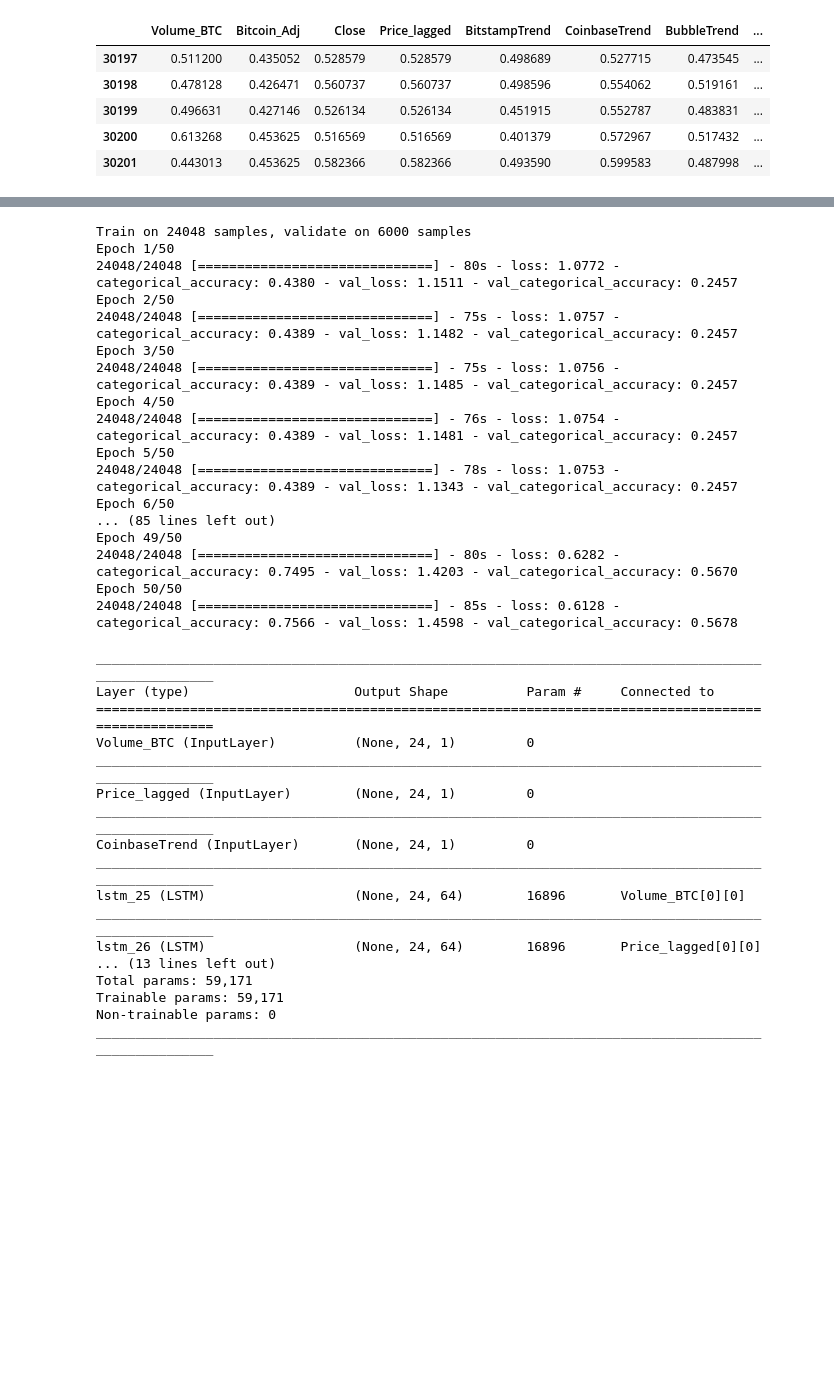
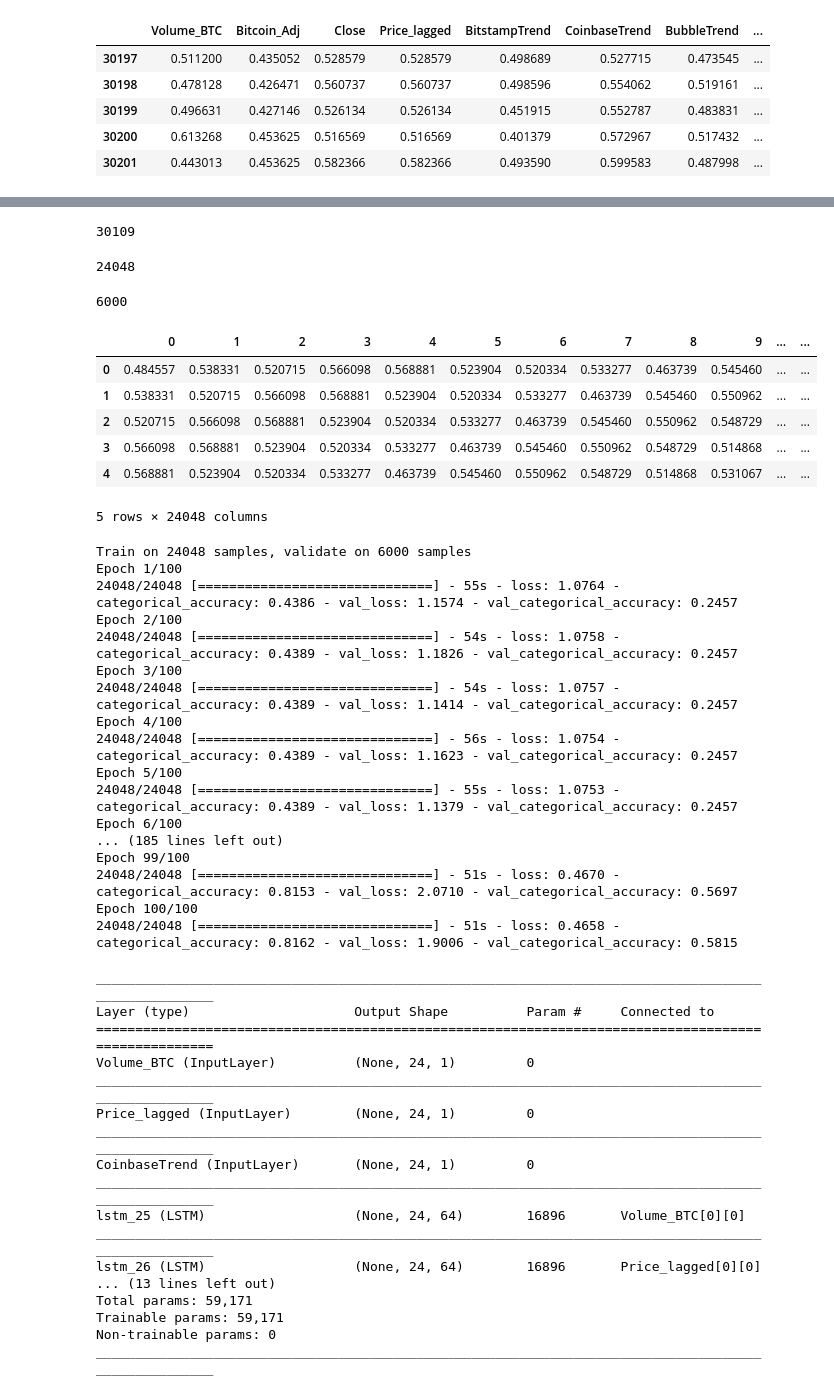
Before and after one commit to shoyasaxa/Crypto-Spikes, a Jupyter notebook: Price Spike Classification with Keras and LSTM v3.ipynb, the cells around one changed output, grey strips where cells are left out. Drawn from its saved outputs; the diff is of its cells as text; code cells hidden in the pictures; blank space fills up the shorter version.

```diff
--- a/Price Spike Classification with Keras and LSTM v3.ipynb
+++ b/Price Spike Classification with Keras and LSTM v3.ipynb
@@ -281,0 +292,26 @@ X_test_trends_bubble = np.reshape(X_test_trends_bubble, (X_test_trends_bubble.sh
+# %%
+display(len(X_lagged_price))
+display(len(X_train_lagged_price))
+display(len(X_test_lagged_price))
+# %% [output]
+30109
+24048
+6000
+# %%
+display(df_train_check.head())
+
+writer = pd.ExcelWriter("checktrain.xlsx",  engine='xlsxwriter', options={'remove_timezone': True})
+df_train_check.transpose().to_excel(writer)
+writer.save()
+
+writer2 = pd.ExcelWriter("checktest.xlsx",  engine='xlsxwriter', options={'remove_timezone': True})
+df_test_check.transpose().to_excel(writer2)
+writer2.save()
+# %% [output]
+|  | 0 | 1 | 2 | 3 | 4 | 5 | 6 | 7 | 8 | 9 | ... | ... |
+| 0 | 0.484557 | 0.538331 | 0.520715 | 0.566098 | 0.568881 | 0.523904 | 0.520334 | 0.533277 | 0.463739 | 0.545460 | ... | ... |
+| 1 | 0.538331 | 0.520715 | 0.566098 | 0.568881 | 0.523904 | 0.520334 | 0.533277 | 0.463739 | 0.545460 | 0.550962 | ... | ... |
+| 2 | 0.520715 | 0.566098 | 0.568881 | 0.523904 | 0.520334 | 0.533277 | 0.463739 | 0.545460 | 0.550962 | 0.548729 | ... | ... |
+| 3 | 0.566098 | 0.568881 | 0.523904 | 0.520334 | 0.533277 | 0.463739 | 0.545460 | 0.550962 | 0.548729 | 0.514868 | ... | ... |
+| 4 | 0.568881 | 0.523904 | 0.520334 | 0.533277 | 0.463739 | 0.545460 | 0.550962 | 0.548729 | 0.514868 | 0.531067 | ... | ... |
+5 rows × 24048 columns
@@ -320,7 +363,7 @@ history = rnn.fit(
         [
             Y_test_is_spike_onehot
         ]),
-    epochs=50,
+    epochs=100,
     batch_size=64,
     callbacks=[
       tensorboard_callback
@@ -329,22 +372,22 @@ history = rnn.fit(
 )
 # %% [output]
 Train on 24048 samples, validate on 6000 samples
-Epoch 1/50
-24048/24048 [==============================] - 80s - loss: 1.0772 - categorical_accuracy: 0.4380 - val_loss: 1.1511 - val_categorical_accuracy: 0.2457
-Epoch 2/50
-24048/24048 [==============================] - 75s - loss: 1.0757 - categorical_accuracy: 0.4389 - val_loss: 1.1482 - val_categorical_accuracy: 0.2457
-Epoch 3/50
-24048/24048 [==============================] - 75s - loss: 1.0756 - categorical_accuracy: 0.4389 - val_loss: 1.1485 - val_categorical_accuracy: 0.2457
-Epoch 4/50
-24048/24048 [==============================] - 76s - loss: 1.0754 - categorical_accuracy: 0.4389 - val_loss: 1.1481 - val_categorical_accuracy: 0.2457
-Epoch 5/50
-24048/24048 [==============================] - 78s - loss: 1.0753 - categorical_accuracy: 0.4389 - val_loss: 1.1343 - val_categorical_accuracy: 0.2457
-Epoch 6/50
-... (85 lines left out)
-Epoch 49/50
-24048/24048 [==============================] - 80s - loss: 0.6282 - categorical_accuracy: 0.7495 - val_loss: 1.4203 - val_categorical_accuracy: 0.5670
-Epoch 50/50
-24048/24048 [==============================] - 85s - loss: 0.6128 - categorical_accuracy: 0.7566 - val_loss: 1.4598 - val_categorical_accuracy: 0.5678
+Epoch 1/100
+24048/24048 [==============================] - 55s - loss: 1.0764 - categorical_accuracy: 0.4386 - val_loss: 1.1574 - val_categorical_accuracy: 0.2457
+Epoch 2/100
+24048/24048 [==============================] - 54s - loss: 1.0758 - categorical_accuracy: 0.4389 - val_loss: 1.1826 - val_categorical_accuracy: 0.2457
+Epoch 3/100
+24048/24048 [==============================] - 54s - loss: 1.0757 - categorical_accuracy: 0.4389 - val_loss: 1.1414 - val_categorical_accuracy: 0.2457
+Epoch 4/100
+24048/24048 [==============================] - 56s - loss: 1.0754 - categorical_accuracy: 0.4389 - val_loss: 1.1623 - val_categorical_accuracy: 0.2457
+Epoch 5/100
+24048/24048 [==============================] - 55s - loss: 1.0753 - categorical_accuracy: 0.4389 - val_loss: 1.1379 - val_categorical_accuracy: 0.2457
+Epoch 6/100
+... (185 lines left out)
+Epoch 99/100
+24048/24048 [==============================] - 51s - loss: 0.4670 - categorical_accuracy: 0.8153 - val_loss: 2.0710 - val_categorical_accuracy: 0.5697
+Epoch 100/100
+24048/24048 [==============================] - 51s - loss: 0.4658 - categorical_accuracy: 0.8162 - val_loss: 1.9006 - val_categorical_accuracy: 0.5815
 # %%
 from keras.utils import plot_model
 display(rnn.summary())
```
Also changed, not shown: parts of 8 cells of this notebook, 8 other files.
